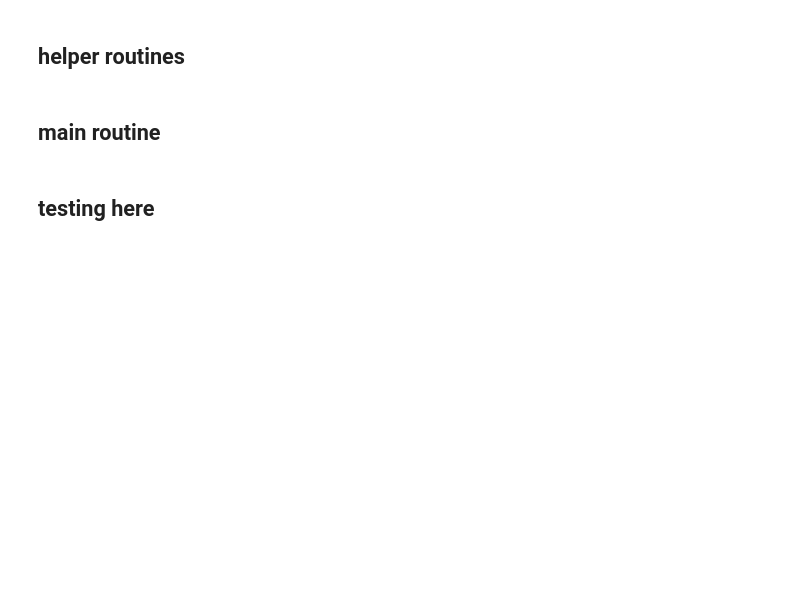
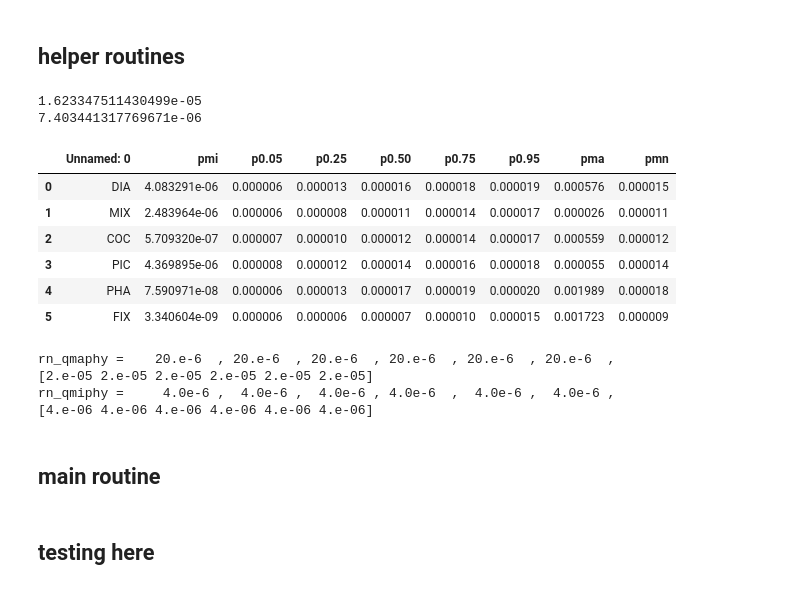
Before and after one commit to tjarnikova/LimitsOfPhytoplankton, a Jupyter notebook: explore.ipynb, the cells around one changed output. Drawn from its saved outputs; the diff is of its cells as text; code cells hidden in the pictures; blank space fills up the shorter version.

```diff
--- a/explore.ipynb
+++ b/explore.ipynb
@@ -108,5 +103,51 @@ rn_nutthe =     0.0,
 # %% [markdown]
 ## helper routines
+# %%
+def read_in_stofoo(depth, pPFT, tval = 'p0.50'):
+
+    '''
+    the stofoo lookup tables are calculated in tree/LimitsOfPhytoplankton/restart_stofoo.ipynb,
+    based on year 1990 of R4B1
+    '''
+    rows = ['DIA', 'MIX', 'COC', 'PIC', 'PHA', 'FIX']
+
+    stofoo2_fe = pd.read_csv(f'/gpfs/home/mep22dku/scratch/LimitsOfPhytoplankton/data/stofoo_lookup/stofoo2_fe_d{depth}.csv')
+    stofoo2_fe.index = rows
+
+
+    stofoo = (stofoo2_fe.loc[pPFT,tval])
+
+    return stofoo
+
+depth = 0
+pPFT = 'DIA'
+stofoo = read_in_stofoo(depth, pPFT, tval = 'p0.50')
+print(stofoo)
+pPFT = 'FIX'
+stofoo = read_in_stofoo(depth, pPFT, tval = 'p0.50')
+print(stofoo)
+
+stofoo2_fe = pd.read_csv(f'./data/stofoo_lookup/stofoo2_fe_d{depth}.csv')
+stofoo2_fe
+# %% [output]
+1.623347511430499e-05
+7.403441317769671e-06
+|  | Unnamed: 0 | pmi | p0.05 | p0.25 | p0.50 | p0.75 | p0.95 | pma | pmn |
+| 0 | DIA | 4.083291e-06 | 0.000006 | 0.000013 | 0.000016 | 0.000018 | 0.000019 | 0.000576 | 0.000015 |
+| 1 | MIX | 2.483964e-06 | 0.000006 | 0.000008 | 0.000011 | 0.000014 | 0.000017 | 0.000026 | 0.000011 |
+| 2 | COC | 5.709320e-07 | 0.000007 | 0.000010 | 0.000012 | 0.000014 | 0.000017 | 0.000559 | 0.000012 |
+| 3 | PIC | 4.369895e-06 | 0.000008 | 0.000012 | 0.000014 | 0.000016 | 0.000018 | 0.000055 | 0.000014 |
+| 4 | PHA | 7.590971e-08 | 0.000006 | 0.000013 | 0.000017 | 0.000019 | 0.000020 | 0.001989 | 0.000018 |
+| 5 | FIX | 3.340604e-09 | 0.000006 | 0.000006 | 0.000007 | 0.000010 | 0.000015 | 0.001723 | 0.000009 |
+# %%
+trcsmsPath = '/gpfs/home/mep22dku/scratch/ModelRuns/TOM12_TJ_R4A0/namelist.trc.sms'
+rn_qmaphy = findInTrcSms(trcsmsPath, 'rn_qmaphy', verbose = True)
+rn_qmiphy = findInTrcSms(trcsmsPath, 'rn_qmiphy', verbose = True)
+# %% [output]
+rn_qmaphy =    20.e-6  , 20.e-6  , 20.e-6  , 20.e-6  , 20.e-6  , 20.e-6  ,
+[2.e-05 2.e-05 2.e-05 2.e-05 2.e-05 2.e-05]
+rn_qmiphy =     4.0e-6 ,  4.0e-6 ,  4.0e-6 , 4.0e-6  ,  4.0e-6 ,  4.0e-6 ,
+[4.e-06 4.e-06 4.e-06 4.e-06 4.e-06 4.e-06]
 # %%
 def findInTrcSms(filename, variable, lon = 6, verbose = True):
 
```
Also changed, not shown: parts of 6 cells of this notebook, 2 other files.
